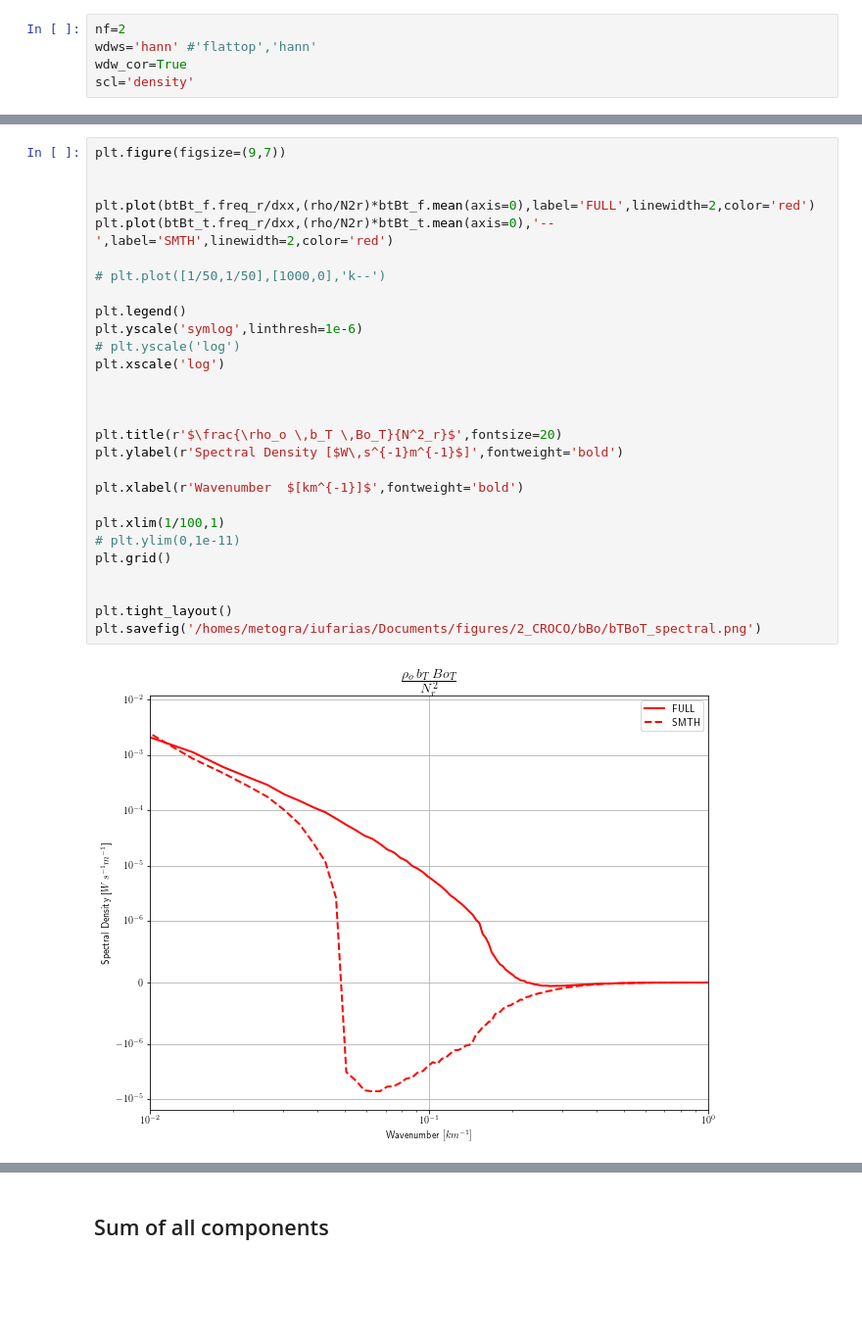
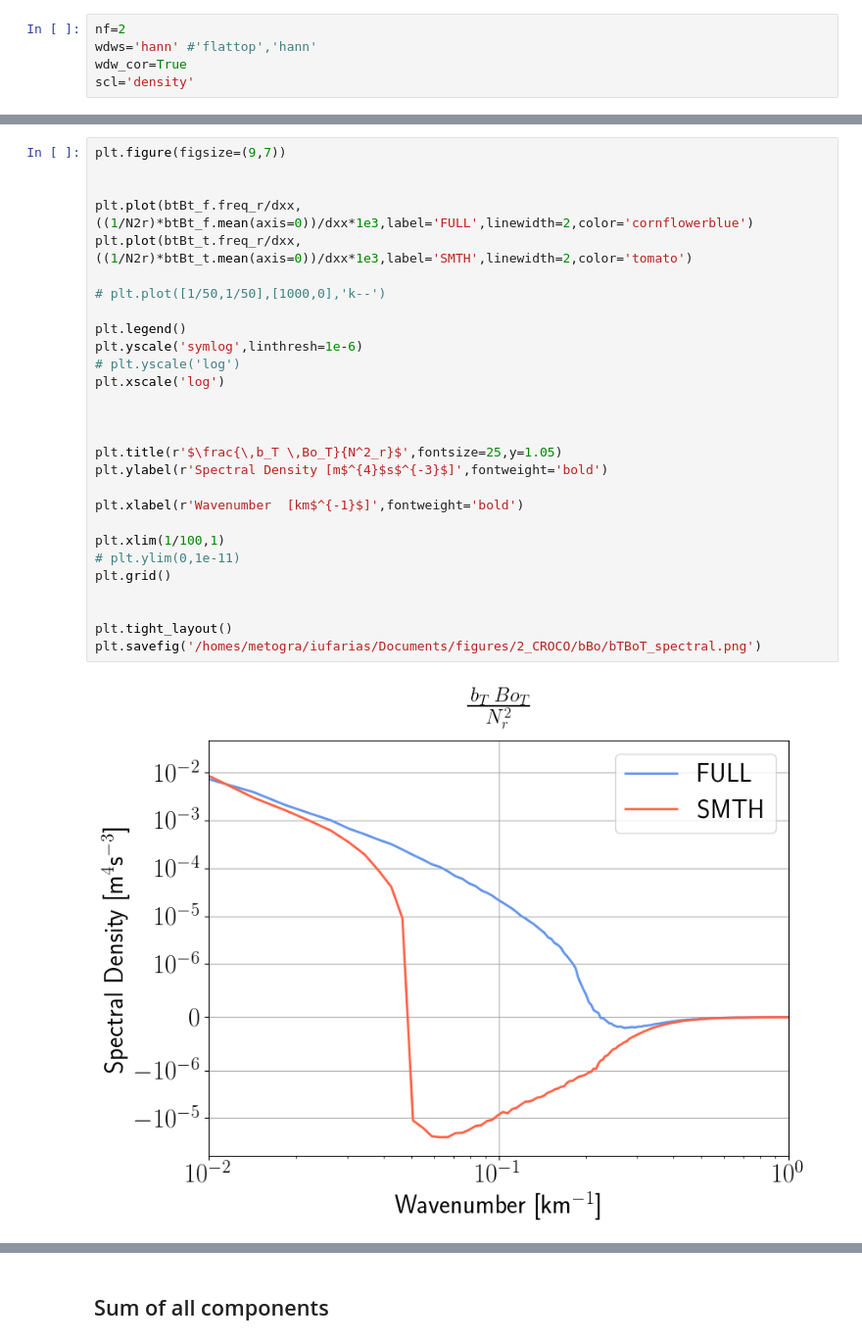
Before and after one commit to igoruchoa/FeedbackSubmeso, a Jupyter notebook: 2_CROCO/bBo_computation.ipynb, the cells around one changed output, grey strips where cells are left out. Shown at 98% size. Drawn from its saved outputs; the diff is of its cells as text; blank space fills up the shorter version.

```diff
--- a/2_CROCO/bBo_computation.ipynb
+++ b/2_CROCO/bBo_computation.ipynb
@@ -281,33 +293,33 @@ Wall time: 2min 37s
 # %%
 plt.figure(figsize=(9,7))
 
 
-plt.plot(btBt_f.freq_r/dxx,(rho/N2r)*btBt_f.mean(axis=0),label='FULL',linewidth=2,color='red')
-plt.plot(btBt_t.freq_r/dxx,(rho/N2r)*btBt_t.mean(axis=0),'--',label='SMTH',linewidth=2,color='red')
+plt.plot(btBt_f.freq_r/dxx,((1/N2r)*btBt_f.mean(axis=0))/dxx*1e3,label='FULL',linewidth=2,color='cornflowerblue')
+plt.plot(btBt_t.freq_r/dxx,((1/N2r)*btBt_t.mean(axis=0))/dxx*1e3,label='SMTH',linewidth=2,color='tomato')
 
 # plt.plot([1/50,1/50],[1000,0],'k--')
 
 plt.legend()
 plt.yscale('symlog',linthresh=1e-6)
 # plt.yscale('log')
 plt.xscale('log')
 
 
 
-plt.title(r'$\frac{\rho_o \,b_T \,Bo_T}{N^2_r}$',fontsize=20)
-plt.ylabel(r'Spectral Density [$W\,s^{-1}m^{-1}$]',fontweight='bold')
+plt.title(r'$\frac{\,b_T \,Bo_T}{N^2_r}$',fontsize=25,y=1.05)
+plt.ylabel(r'Spectral Density [m$^{4}$s$^{-3}$]',fontweight='bold')
 
-plt.xlabel(r'Wavenumber  $[km^{-1}]$',fontweight='bold')
+plt.xlabel(r'Wavenumber  [km$^{-1}$]',fontweight='bold')
 
 plt.xlim(1/100,1)
 # plt.ylim(0,1e-11)
 plt.grid()
 
 
 plt.tight_layout()
 plt.savefig('/homes/metogra/iufarias/Documents/figures/2_CROCO/bBo/bTBoT_spectral.png')
 # %% [output]
-[figure, old version]
+[figure, new version]
 # %%
 plt.figure(figsize=(9,7))
 
```
Also changed, not shown: parts of 15 cells of this notebook, 2 other files.
